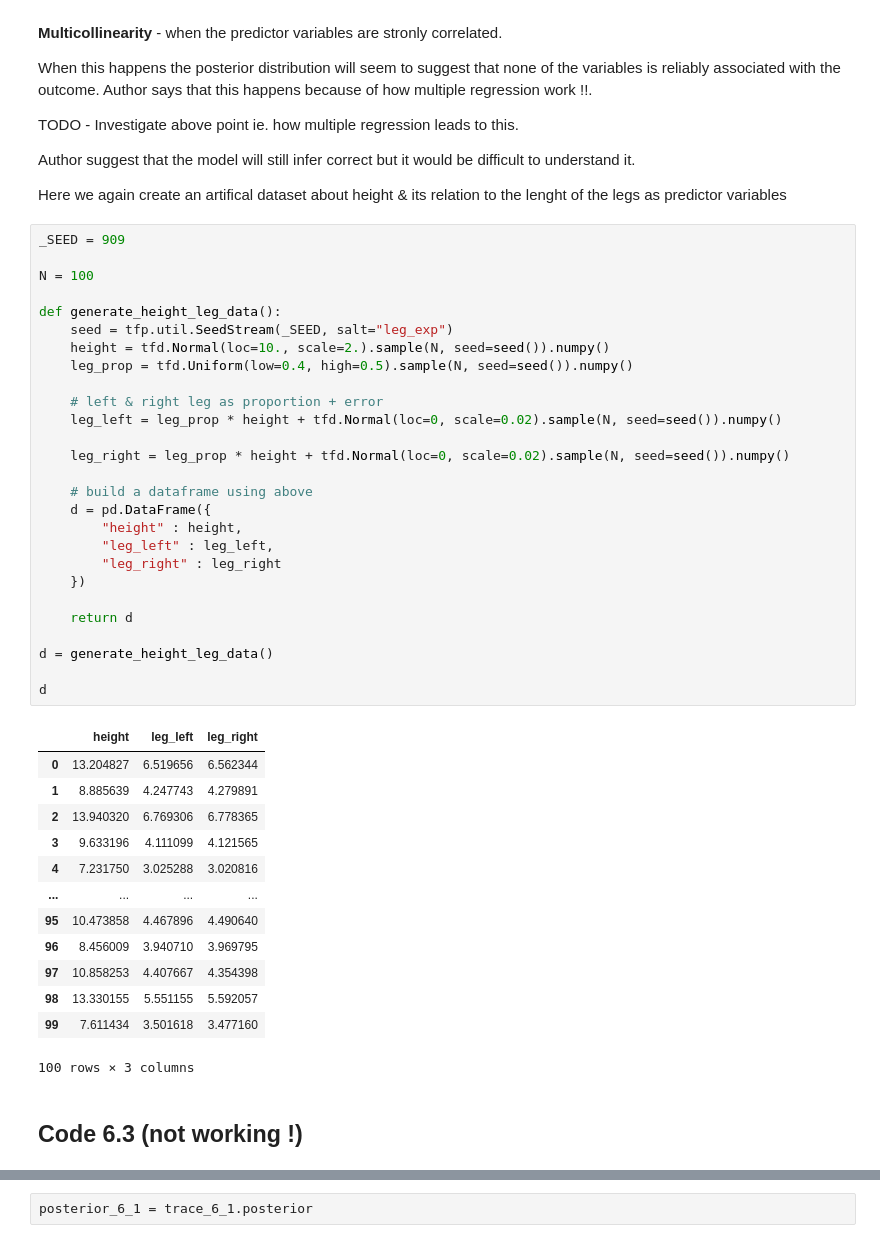
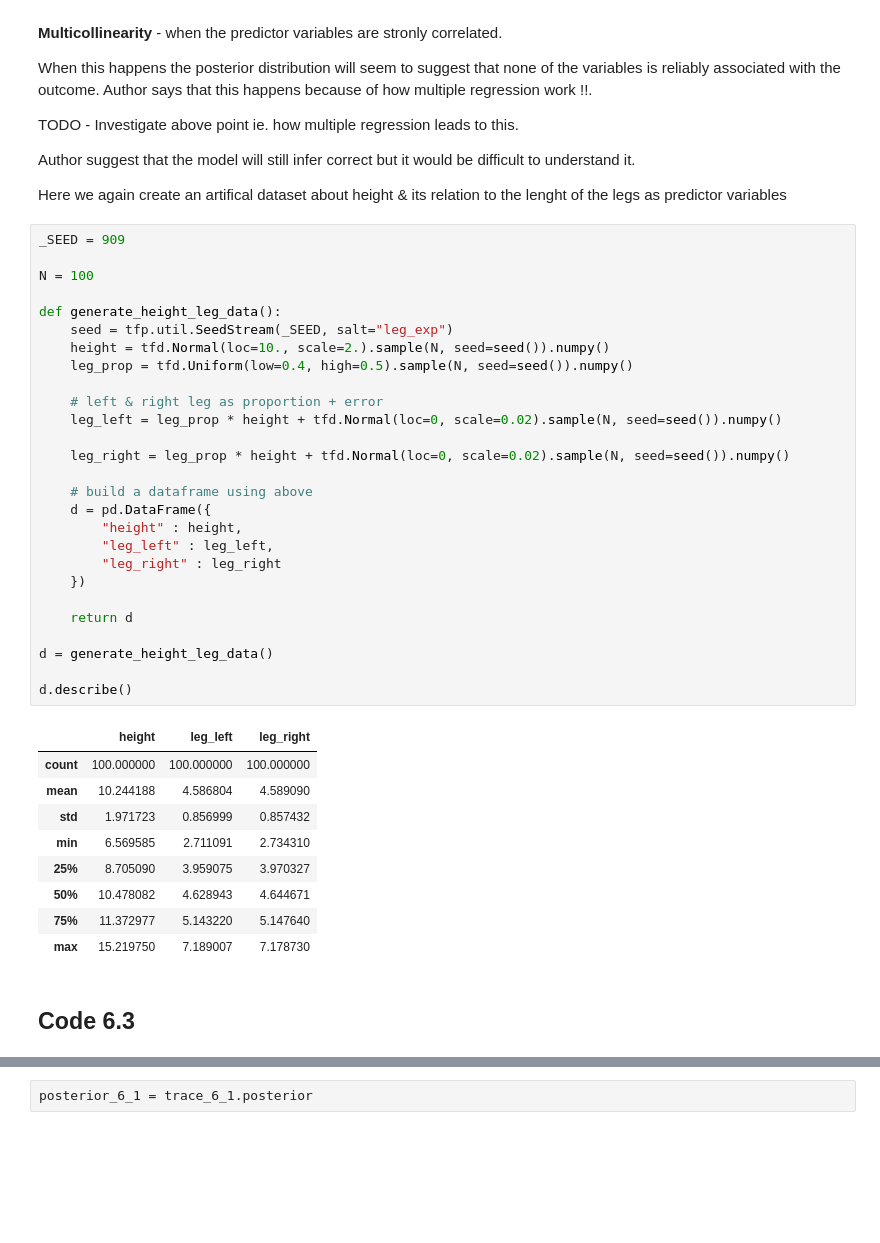
Before and after one commit to ksachdeva/rethinking-tensorflow-probability, a Jupyter notebook: notebooks/06_the_haunted_dag_and_the_causal_terror.ipynb, the cells around one changed output, grey strips where cells are left out. Drawn from its saved outputs; the diff is of its cells as text; blank space fills up the shorter version.

```diff
--- a/notebooks/06_the_haunted_dag_and_the_causal_terror.ipynb
+++ b/notebooks/06_the_haunted_dag_and_the_causal_terror.ipynb
@@ -235,46 +252,42 @@ Here we again create an artifical dataset about height & its relation to the len
 # %%
 _SEED = 909
 
 N = 100
 
 def generate_height_leg_data():
     seed = tfp.util.SeedStream(_SEED, salt="leg_exp")
     height = tfd.Normal(loc=10., scale=2.).sample(N, seed=seed()).numpy()
     leg_prop = tfd.Uniform(low=0.4, high=0.5).sample(N, seed=seed()).numpy()
 
     # left & right leg as proportion + error
     leg_left = leg_prop * height + tfd.Normal(loc=0, scale=0.02).sample(N, seed=seed()).numpy()
 
     leg_right = leg_prop * height + tfd.Normal(loc=0, scale=0.02).sample(N, seed=seed()).numpy()
 
     # build a dataframe using above
     d = pd.DataFrame({
         "height" : height,
         "leg_left" : leg_left,
         "leg_right" : leg_right
     })
 
     return d
 
 d = generate_height_leg_data()
 
-d
+d.describe()
 # %% [output]
 |  | height | leg_left | leg_right |
-| 0 | 13.204827 | 6.519656 | 6.562344 |
-| 1 | 8.885639 | 4.247743 | 4.279891 |
-| 2 | 13.940320 | 6.769306 | 6.778365 |
-| 3 | 9.633196 | 4.111099 | 4.121565 |
-| 4 | 7.231750 | 3.025288 | 3.020816 |
-| ... | ... | ... | ... |
-| 95 | 10.473858 | 4.467896 | 4.490640 |
-| 96 | 8.456009 | 3.940710 | 3.969795 |
-| 97 | 10.858253 | 4.407667 | 4.354398 |
-| 98 | 13.330155 | 5.551155 | 5.592057 |
-| 99 | 7.611434 | 3.501618 | 3.477160 |
+| count | 100.000000 | 100.000000 | 100.000000 |
+| mean | 10.244188 | 4.586804 | 4.589090 |
+| std | 1.971723 | 0.856999 | 0.857432 |
+| min | 6.569585 | 2.711091 | 2.734310 |
+| 25% | 8.705090 | 3.959075 | 3.970327 |
+| 50% | 10.478082 | 4.628943 | 4.644671 |
+| 75% | 11.372977 | 5.143220 | 5.147640 |
+| max | 15.219750 | 7.189007 | 7.178730 |
-100 rows × 3 columns
 # %% [markdown]
-## Code 6.3 (not working !)
+## Code 6.3
 # %%
 def model_6_1(leg_left_data, leg_right_data):
     def _generator():
```
Also changed, not shown: parts of 69 cells of this notebook, 28 other files.
